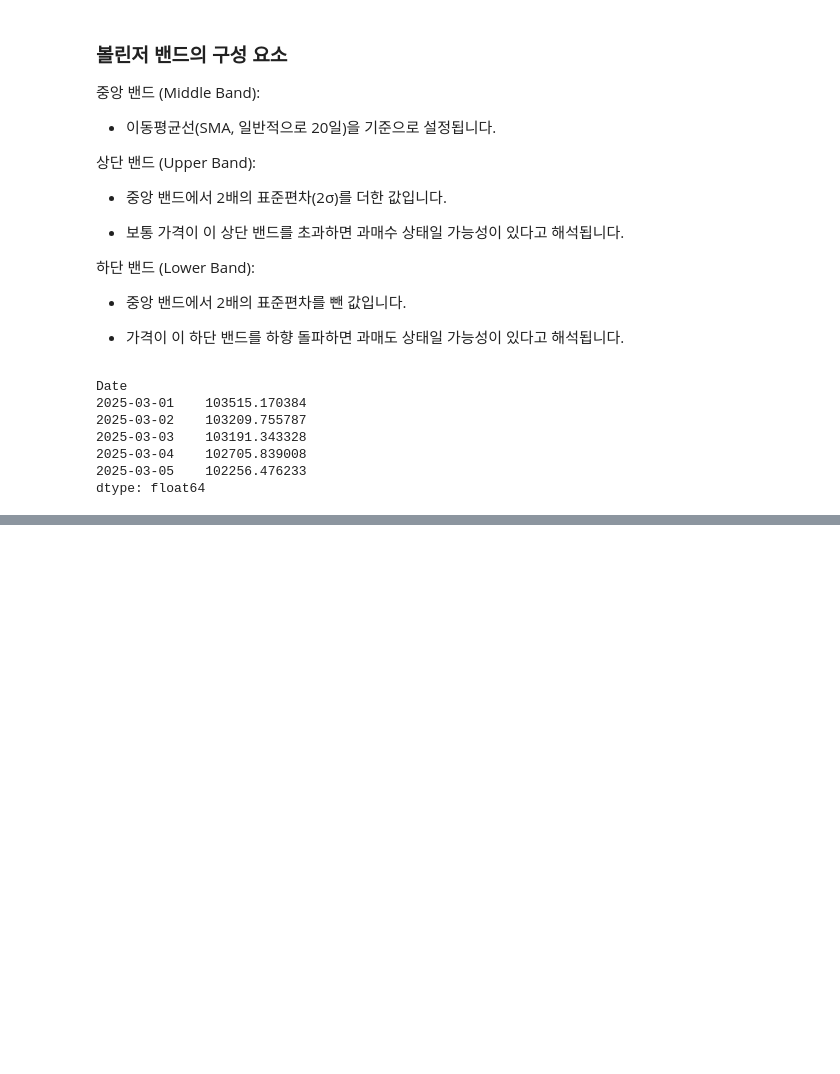
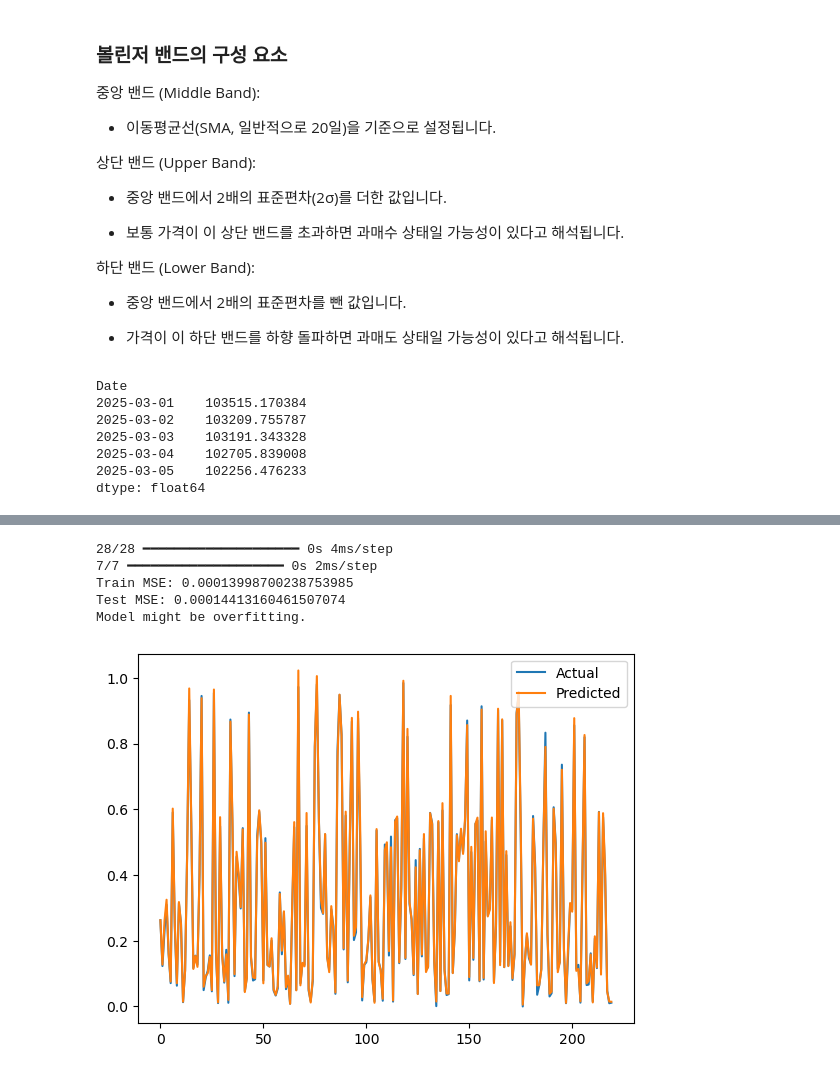
Before and after one commit to roy-jeong1116/btc-auto-trader, a Jupyter notebook: data.ipynb, the cells around one changed output, grey strips where cells are left out. Saved outputs shown, nothing was run; the diff lists cells and outputs as text; code cells hidden in the pictures; blank space fills up the shorter version.

```diff
--- a/data.ipynb
+++ b/data.ipynb
@@ -265,0 +735,7 @@ fig.write_image("resources/bitcoin_price_with_bollinger_bands.png", width=800, h
+# %%
+# LSTM 모델 생성 및 훈련
+lstm_model = Sequential()
+lstm_model.add(LSTM(50, input_shape=(1, X_train.shape[2])))
+lstm_model.add(Dense(1))
+lstm_model.compile(loss='mean_squared_error', optimizer='adam')
+lstm_model.fit(X_train, y_train.values, epochs=100, batch_size=32, verbose=2)
@@ -265,0 +763,26 @@ fig.write_image("resources/bitcoin_price_with_bollinger_bands.png", width=800, h
+# %%
+# 예측 수행
+y_pred_train = lstm_model.predict(X_train).flatten()
+y_pred_test = lstm_model.predict(X_test).flatten()
+
+# 성능 평가
+train_mse = mean_squared_error(y_train.values, y_pred_train)
+test_mse = mean_squared_error(y_test.values, y_pred_test)
+print(f"Train MSE: {train_mse}")
+print(f"Test MSE: {test_mse}")
+
+if train_mse < test_mse:
+    print("Model might be overfitting.")
+
+# 시각화
+plt.plot(y_test.values, label='Actual')
+plt.plot(y_pred_test, label='Predicted')
+plt.legend()
+plt.show()
+# %% [output]
+28/28 ━━━━━━━━━━━━━━━━━━━━ 0s 4ms/step
+7/7 ━━━━━━━━━━━━━━━━━━━━ 0s 2ms/step
+Train MSE: 0.00013998700238753985
+Test MSE: 0.00014413160461507074
+Model might be overfitting.
+[figure, added]
```
Also changed, not shown: parts of 16 cells of this notebook, 6 other files.
